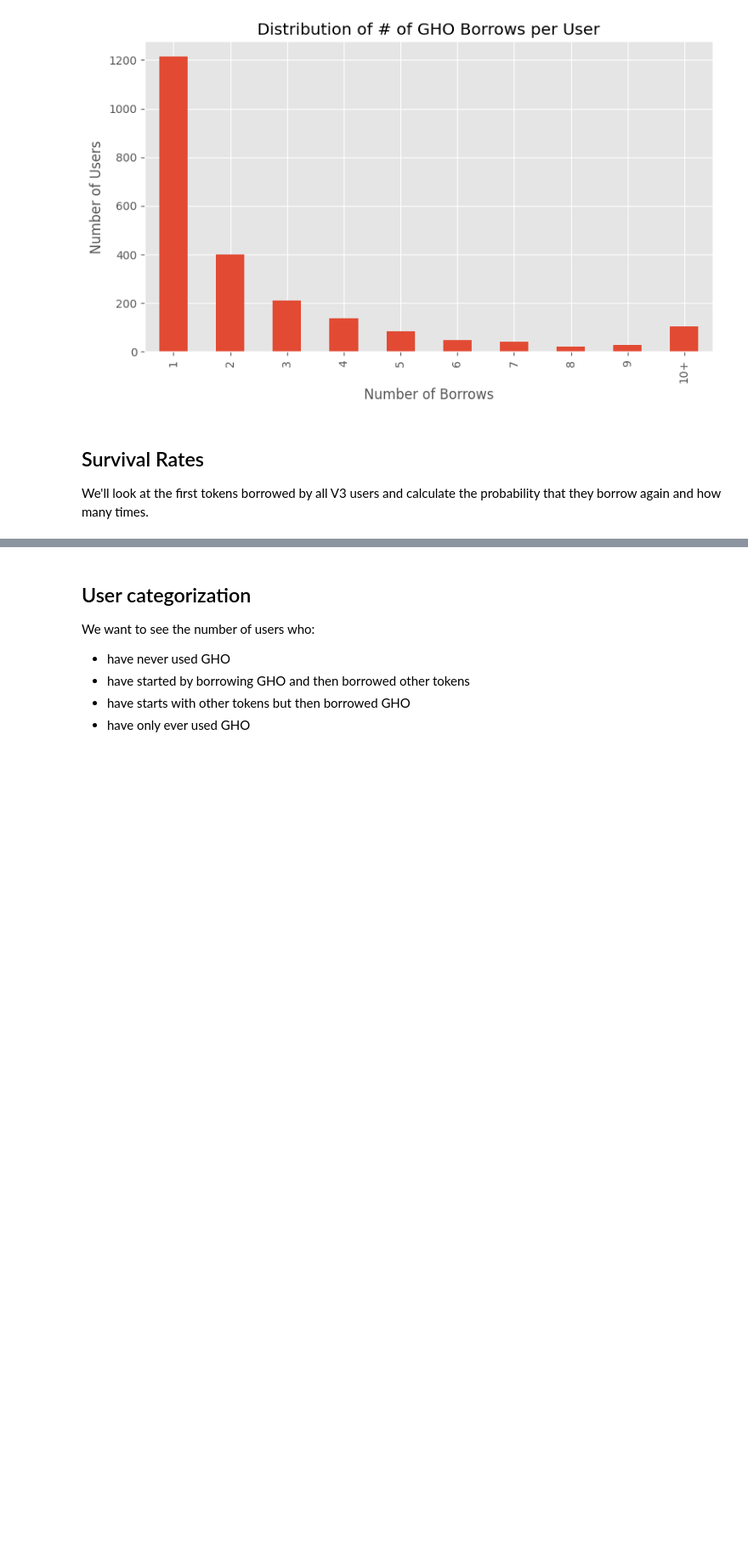
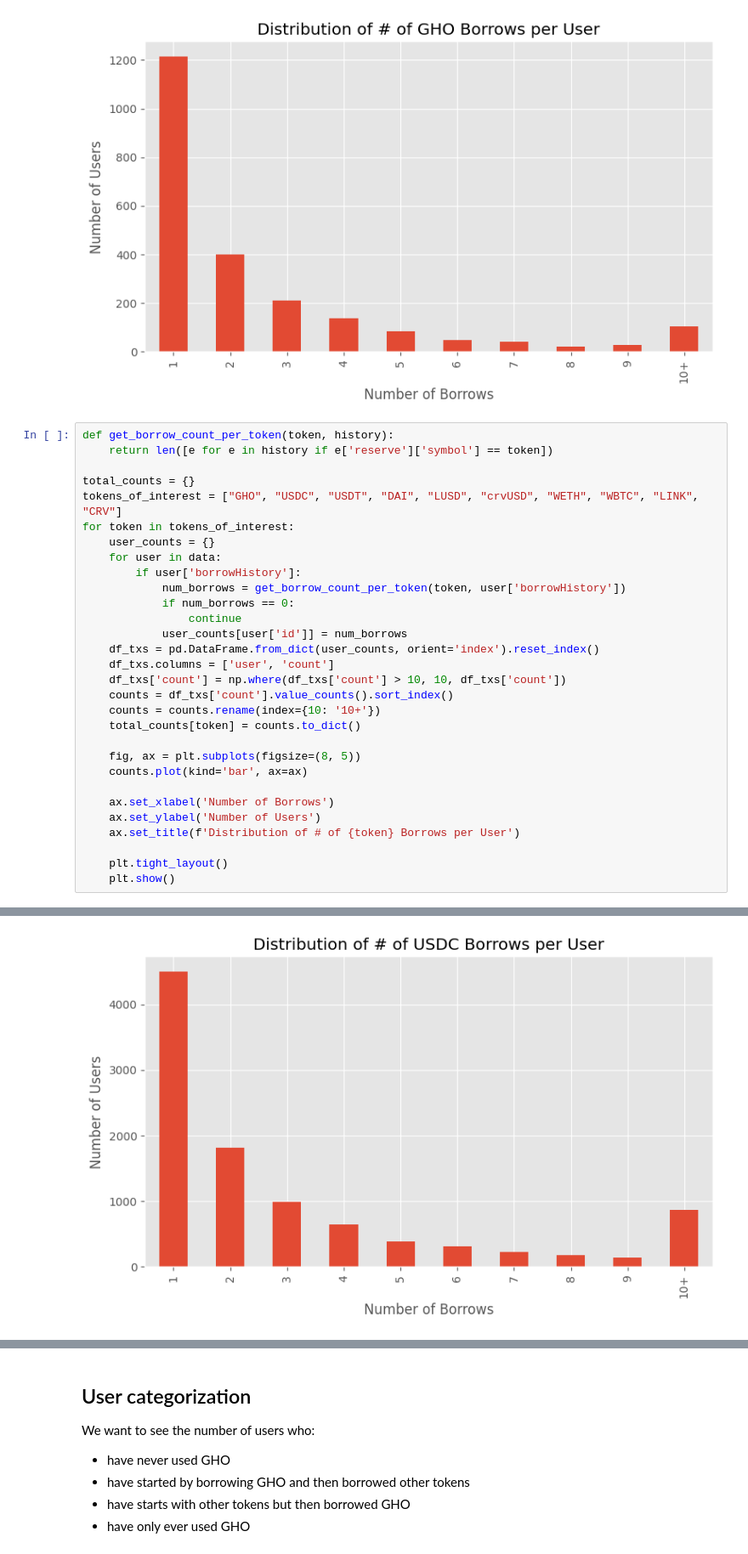
Before and after one commit to benber86/gho_users, a Jupyter notebook: User Categories.ipynb, the cells around one changed output, grey strips where cells are left out. Shown at 85% size. Drawn from its saved outputs; the diff is of its cells as text; blank space fills up the shorter version.

```diff
--- a/User Categories.ipynb
+++ b/User Categories.ipynb
@@ -63,7 +64,34 @@ plt.tight_layout()
 plt.show()
 # %% [output]
 [figure]
-# %% [markdown]
-## Survival Rates
-
-We'll look at the first tokens borrowed by all V3 users and calculate the probability that they borrow again and how many times.
+# %%
+def get_borrow_count_per_token(token, history):
+    return len([e for e in history if e['reserve']['symbol'] == token])
+
+total_counts = {}
+tokens_of_interest = ["GHO", "USDC", "USDT", "DAI", "LUSD", "crvUSD", "WETH", "WBTC", "LINK", "CRV"]
+for token in tokens_of_interest:
+    user_counts = {}
+    for user in data:
+        if user['borrowHistory']:
+            num_borrows = get_borrow_count_per_token(token, user['borrowHistory'])
+            if num_borrows == 0:
+                continue
+            user_counts[user['id']] = num_borrows
+    df_txs = pd.DataFrame.from_dict(user_counts, orient='index').reset_index()
+    df_txs.columns = ['user', 'count']
+    df_txs['count'] = np.where(df_txs['count'] > 10, 10, df_txs['count'])
+    counts = df_txs['count'].value_counts().sort_index()
+    counts = counts.rename(index={10: '10+'})
+    total_counts[token] = counts.to_dict()
+
+    fig, ax = plt.subplots(figsize=(8, 5))
+    counts.plot(kind='bar', ax=ax)
+
+    ax.set_xlabel('Number of Borrows')
+    ax.set_ylabel('Number of Users')
+    ax.set_title(f'Distribution of # of {token} Borrows per User')
+
+    plt.tight_layout()
+    plt.show()
+# %% [output]
@@ -69,0 +99 @@ We'll look at the first tokens borrowed by all V3 users and calculate the probab
+[figure, added]
```
Also changed, not shown: parts of 18 cells of this notebook, 2 other files.
